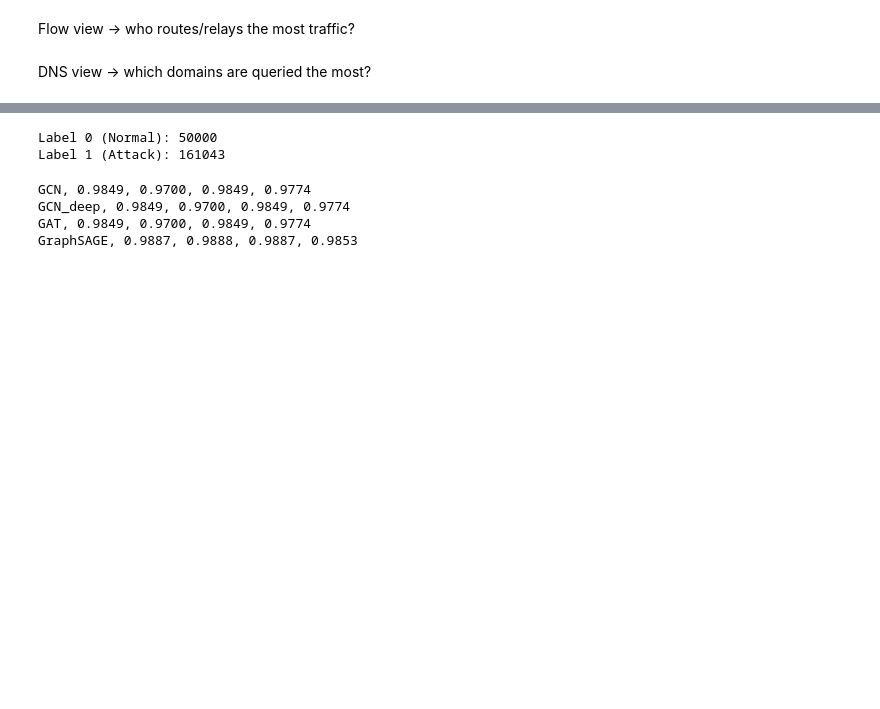
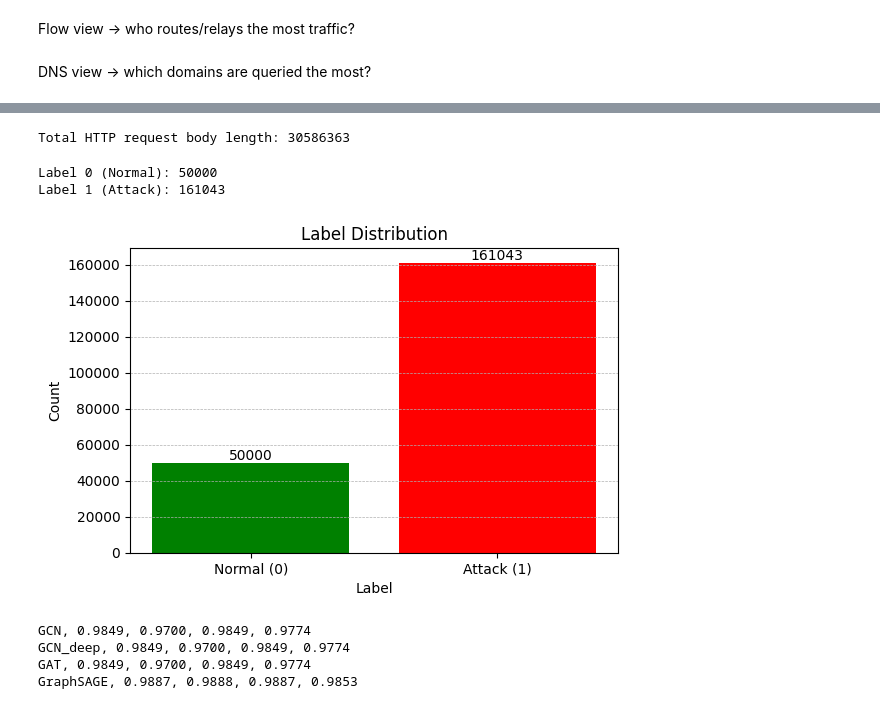
Before and after one commit to markogeorgiev/FCSE-24W-SMIM-Project, a Jupyter notebook: Project-Approach-B/approach-b-notebook.ipynb, the cells around one changed output, grey strips where cells are left out. Cells and saved outputs as stored; diff of their text form; code cells hidden in the pictures; blank space fills up the shorter version.

```diff
--- a/Project-Approach-B/approach-b-notebook.ipynb
+++ b/Project-Approach-B/approach-b-notebook.ipynb
@@ -59,10 +59,43 @@ Edge types (views) include: {'ssl_issuer', 'dns_query', 'flow', 'ssl_subject', '
+# %%
+# Sum of the http_request_body_len column
+http_req_body_sum = df["http_response_body_len"].sum()
+print("Total HTTP request body length:", http_req_body_sum)
+# %% [output]
+Total HTTP request body length: 30586363
 # %%
+import matplotlib.pyplot as plt
+
+# Count labels
 label_counts = df['label'].value_counts()
-print(f"Label 0 (Normal): {label_counts.get(0, 0)}")
-print(f"Label 1 (Attack): {label_counts.get(1, 0)}")
+normal_count = label_counts.get(0, 0)
+attack_count = label_counts.get(1, 0)
+
+print(f"Label 0 (Normal): {normal_count}")
+print(f"Label 1 (Attack): {attack_count}")
+
+# Plot
+labels = ['Normal (0)', 'Attack (1)']
+counts = [normal_count, attack_count]
+colors = ['green', 'red']
+
+plt.figure(figsize=(6, 4))
+bars = plt.bar(labels, counts, color=colors)
+
+# Add count labels above bars
+for bar, count in zip(bars, counts):
+    plt.text(bar.get_x() + bar.get_width() / 2, bar.get_height() + 5,
+             str(count), ha='center', va='bottom', fontsize=10)
+
+plt.title('Label Distribution')
+plt.ylabel('Count')
+plt.xlabel('Label')
+plt.grid(axis='y', linestyle='--', linewidth=0.5)
+plt.tight_layout()
+plt.show()
 # %% [output]
 Label 0 (Normal): 50000
 Label 1 (Attack): 161043
+[figure, added]
 # %%
 from torch_geometric.nn import SAGEConv
 import torch
```
Also changed, not shown: parts of 2 cells of this notebook, 27 other files.
